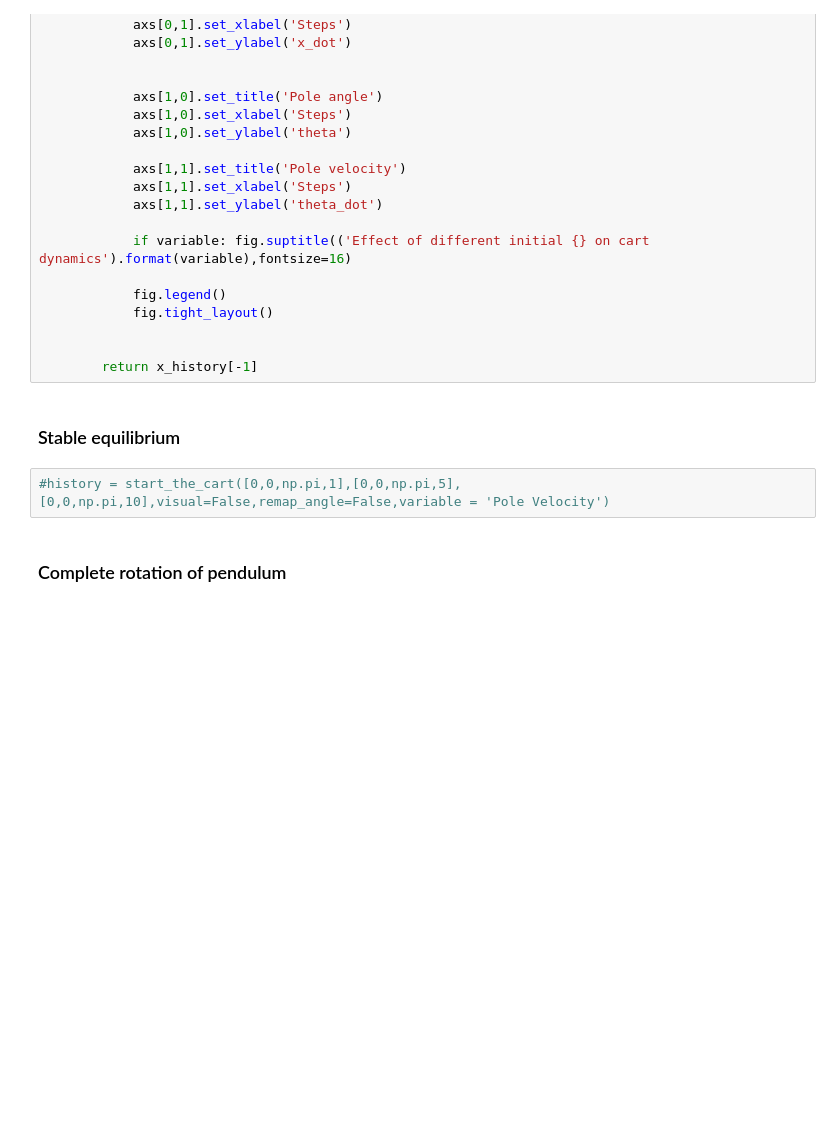
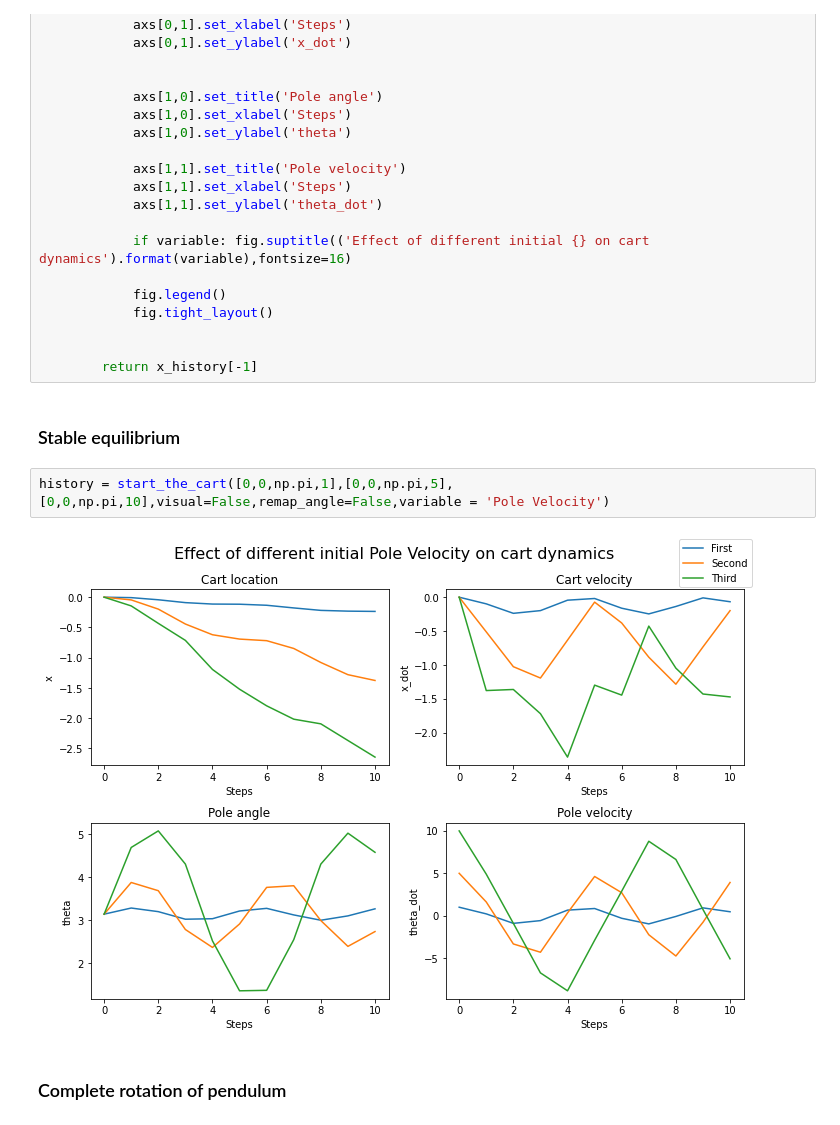
Before and after one commit to aditya-jain7/SF3, a Jupyter notebook: task_1_aj563_sf3_code.ipynb, the cells around one changed output. Cells and saved outputs as stored; diff of their text form; blank space fills up the shorter version.

```diff
--- a/task_1_aj563_sf3_code.ipynb
+++ b/task_1_aj563_sf3_code.ipynb
@@ -108,7 +108,9 @@ import time
 # %% [markdown]
 ### Stable equilibrium
 # %%
-#history = start_the_cart([0,0,np.pi,1],[0,0,np.pi,5],[0,0,np.pi,10],visual=False,remap_angle=False,variable = 'Pole Velocity')
+history = start_the_cart([0,0,np.pi,1],[0,0,np.pi,5],[0,0,np.pi,10],visual=False,remap_angle=False,variable = 'Pole Velocity')
+# %% [output]
+[figure, added]
 # %% [markdown]
 ### Complete rotation of pendulum
 # %%
```
Also changed, not shown: parts of 4 cells of this notebook, 2 other files.
